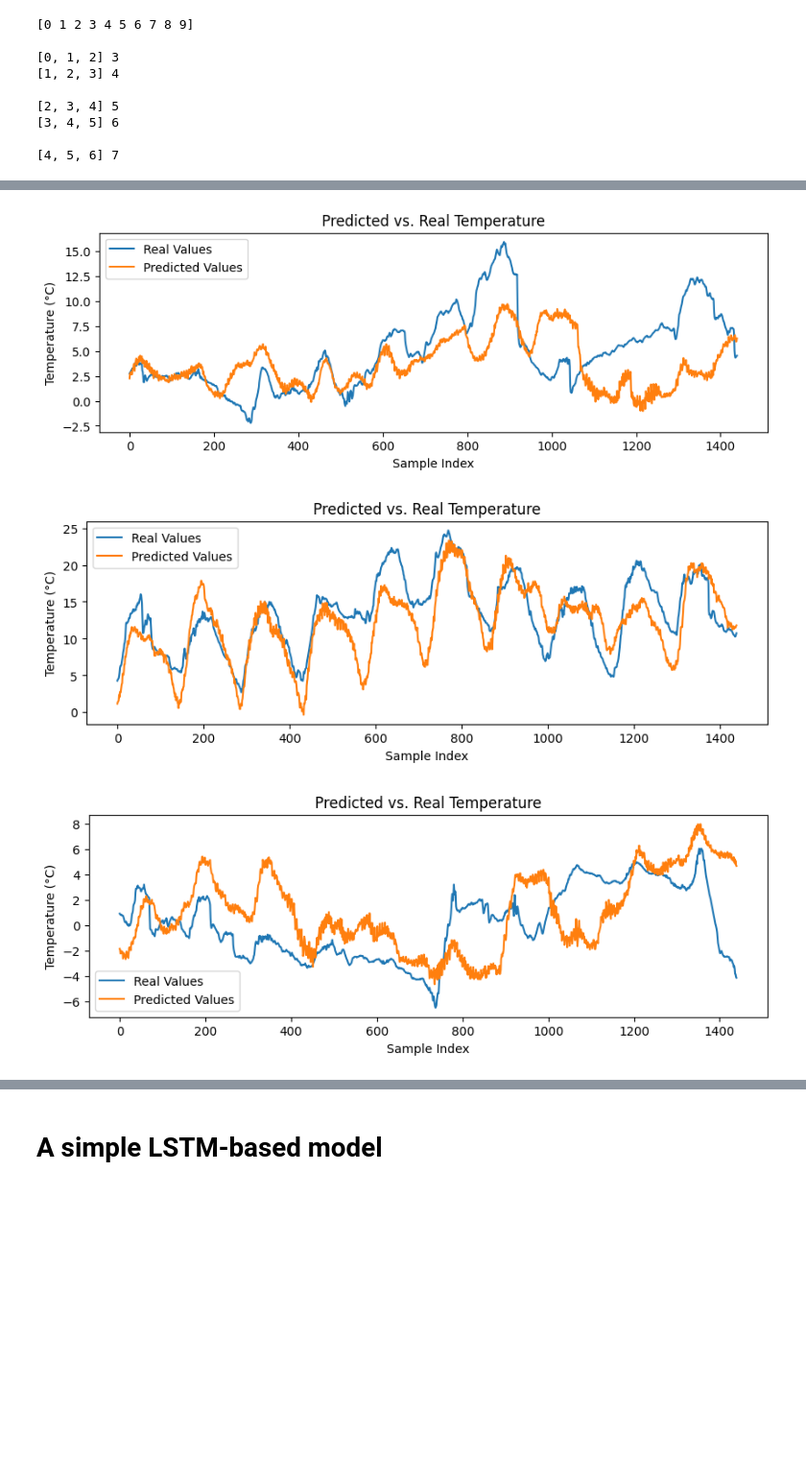
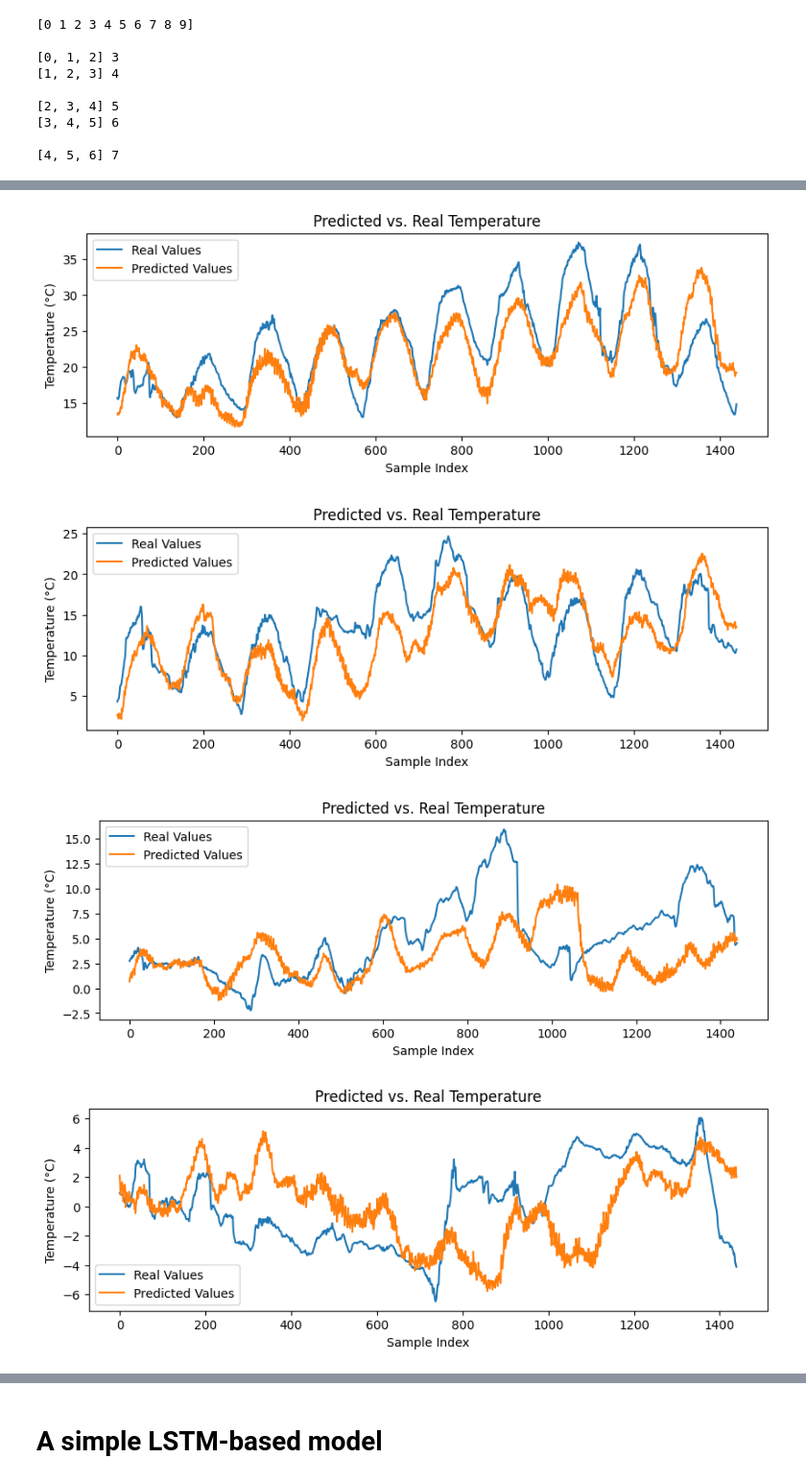
Before and after one commit to reitezuz/18NES2-2025, a Jupyter notebook: week_09/time_series_jena.ipynb, the cells around one changed output, grey strips where cells are left out. Shown: that part at 96% size. Cells and saved outputs as stored; diff of their text form; code cells hidden in the pictures; blank space fills up the shorter version.

```diff
--- a/week_09/time_series_jena.ipynb
+++ b/week_09/time_series_jena.ipynb
@@ -386,0 +349,13 @@ dict_keys(['loss', 'mae', 'val_loss', 'val_mae'])
+# %%
+import keras
+from keras import layers
+def get_MLP_model():
+  # Define model architecture
+  inputs = keras.Input(shape=(sequence_length * raw_data.shape[-1],))
+  #x = layers.Flatten()(inputs)
+  x = layers.Dense(16, activation="relu")(inputs)
+  outputs = layers.Dense(1)(x)
+  model = keras.Model(inputs, outputs)
+  return model
+model = get_MLP_model()
+model.summary()
@@ -426,10 +580,11 @@ def plot_predictions(dataset, model, num_samples=24, start_index=0):
     plt.legend()
     plt.show()
 # %%
-model = keras.models.load_model("models/jena_dense.keras")
-for start_index in [24, 24*6*4*29, 24*6*1*29,]:
+model = keras.models.load_model("models/jena_mlp.keras")
+for start_index in [ 24*6*6*29,  24*6*4*29, 24, 24*6*1*29,]:
     plot_predictions(test_dataset_fl, model, 24*6*10, start_index)
 # %% [output]
-[figure, old version]
+[figure, new version]
-[figure, old version]
+[figure, new version]
-[figure, old version]
+[figure, new version]
+[figure, added]
```
Also changed, not shown: parts of 46 cells of this notebook.
